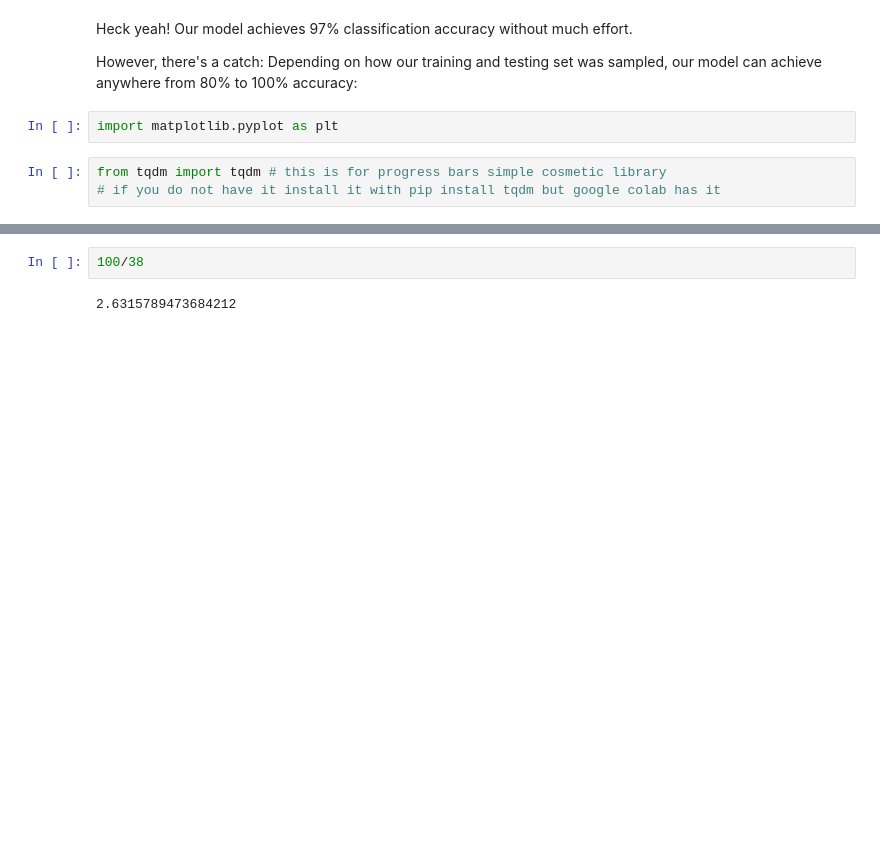
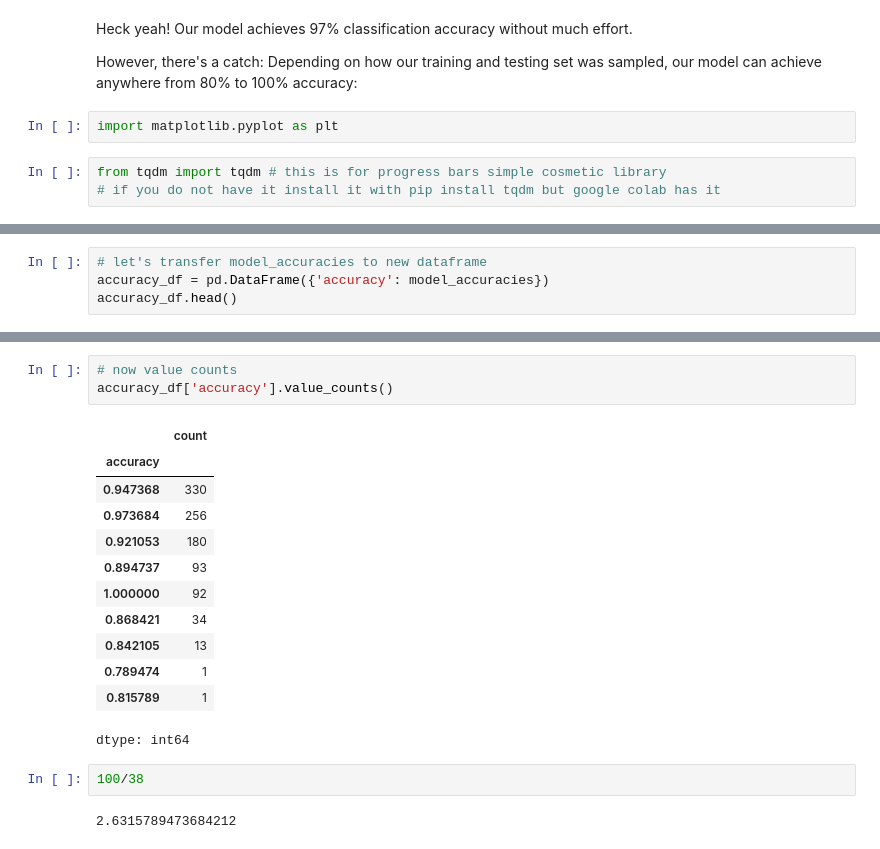
Before and after one commit to ValRCS/RTU_Data_Analysis_Visualization_CPD, a Jupyter notebook: notebooks/day4_Irises_Data_Analysis_Workflow_Classification_Clustering.ipynb, the cells around one changed output, grey strips where cells are left out. Drawn from its saved outputs; the diff is of its cells as text; blank space fills up the shorter version.

```diff
--- a/notebooks/day4_Irises_Data_Analysis_Workflow_Classification_Clustering.ipynb
+++ b/notebooks/day4_Irises_Data_Analysis_Workflow_Classification_Clustering.ipynb
@@ -1114,0 +1157,4 @@ plt.hist(model_accuracies)
+# %%
+# let's transfer model_accuracies to new dataframe
+accuracy_df = pd.DataFrame({'accuracy': model_accuracies})
+accuracy_df.head()
@@ -1115,3 +1168,19 @@ plt.hist(model_accuracies)
+# %%
+# now value counts
+accuracy_df['accuracy'].value_counts()
+# %% [output]
+|  | count |
+| accuracy |  |
+| 0.947368 | 330 |
+| 0.973684 | 256 |
+| 0.921053 | 180 |
+| 0.894737 | 93 |
+| 1.000000 | 92 |
+| 0.868421 | 34 |
+| 0.842105 | 13 |
+| 0.789474 | 1 |
+| 0.815789 | 1 |
+dtype: int64
 # %%
 100/38
 # %% [output]
```
Also changed, not shown: parts of 35 cells of this notebook.
